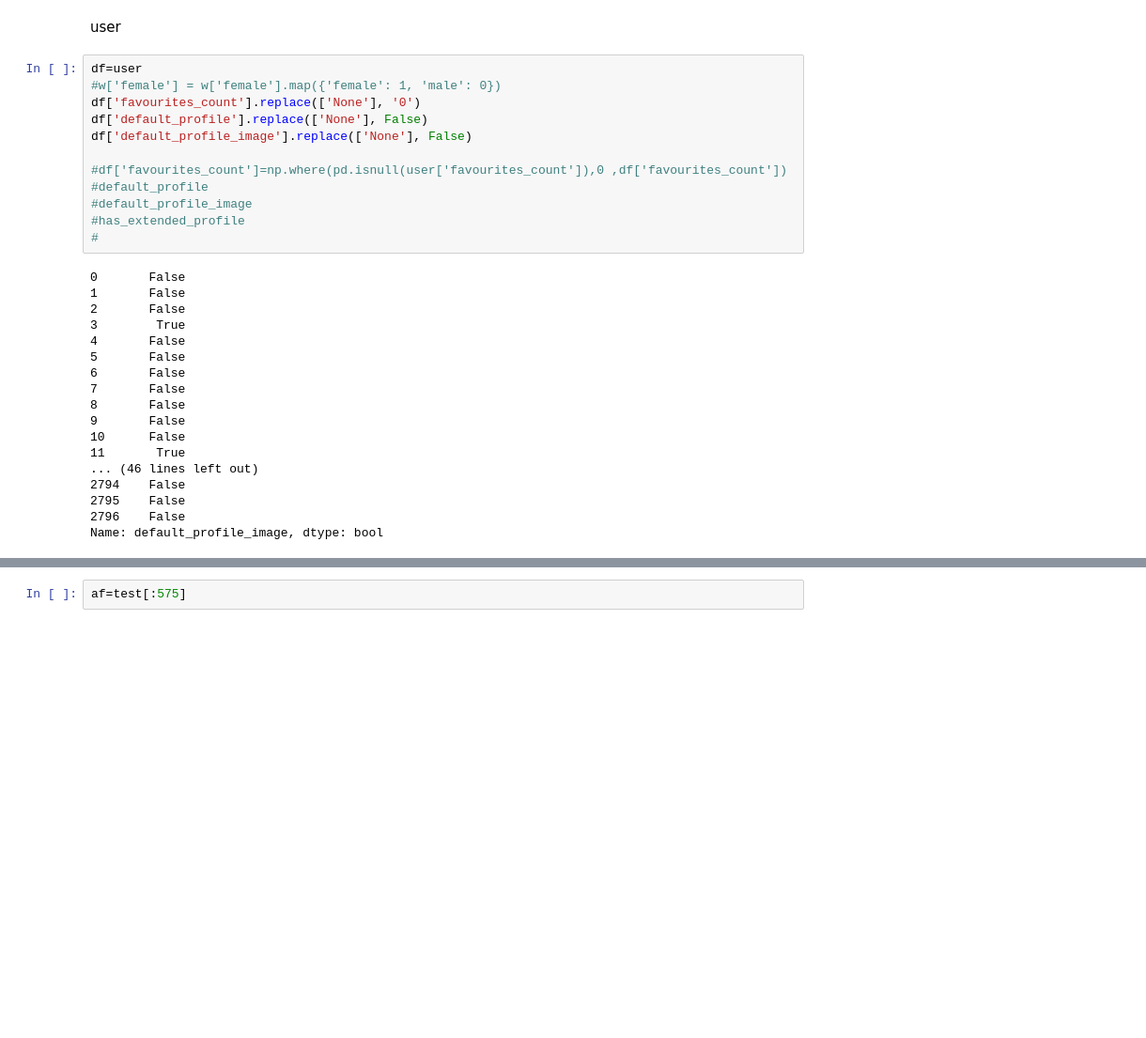
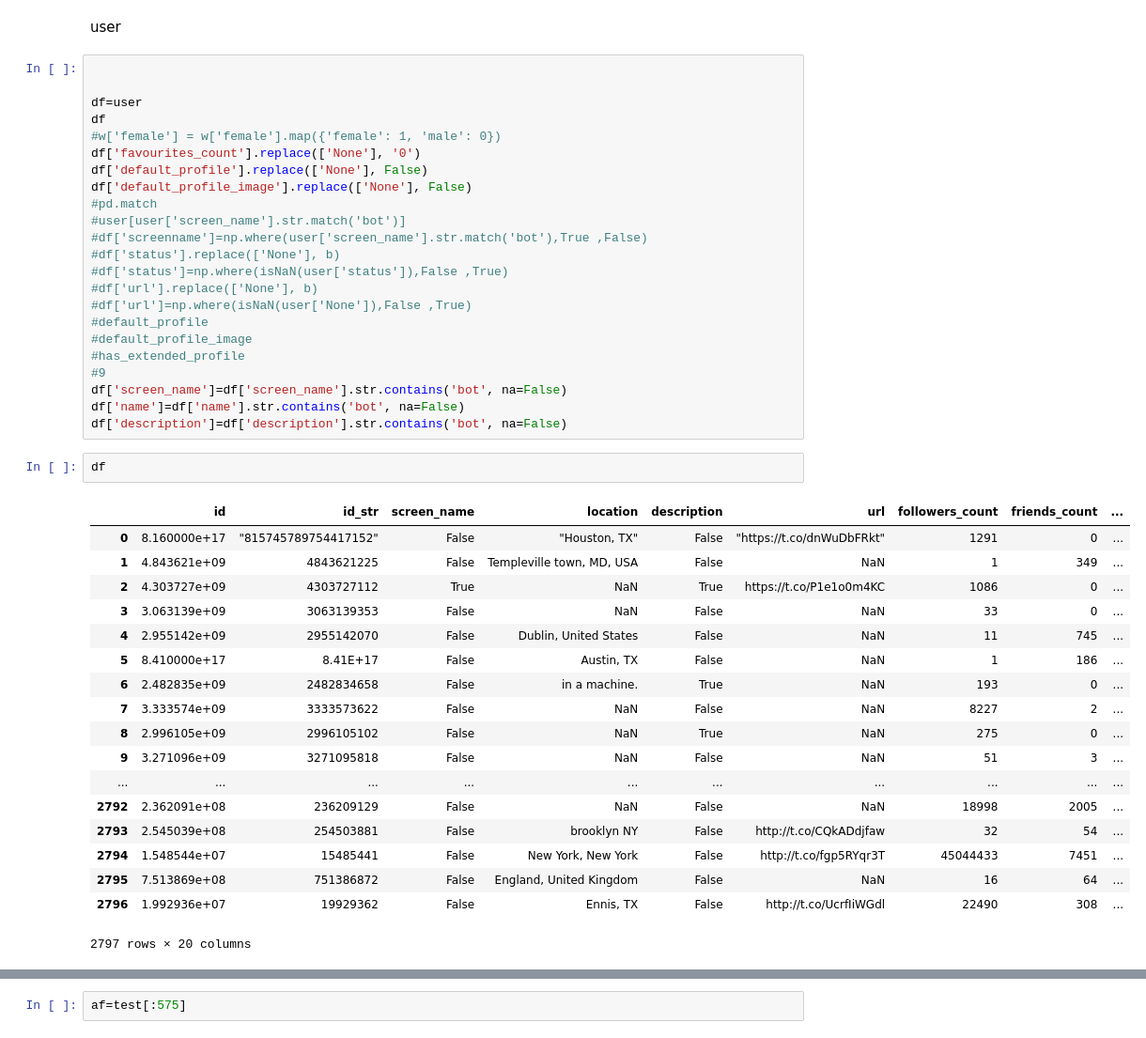
Before and after one commit to sauravmawandia/twitter-bot-analysis-ML, a Jupyter notebook: code/classifyBotsRandomForest.ipynb, the cells around one changed output, grey strips where cells are left out. Shown at 94% size. Saved outputs shown, nothing was run; the diff lists cells and outputs as text; blank space fills up the shorter version.

```diff
--- a/code/classifyBotsRandomForest.ipynb
+++ b/code/classifyBotsRandomForest.ipynb
@@ -18,33 +18,47 @@ test=pd.read_csv('../data/test_data_4_students.csv')
 # %% [markdown]
 user
 # %%
+
+
 df=user
+df
 #w['female'] = w['female'].map({'female': 1, 'male': 0})
 df['favourites_count'].replace(['None'], '0')
 df['default_profile'].replace(['None'], False)
 df['default_profile_image'].replace(['None'], False)
-
-#df['favourites_count']=np.where(pd.isnull(user['favourites_count']),0 ,df['favourites_count'])
+#pd.match
+#user[user['screen_name'].str.match('bot')]
+#df['screenname']=np.where(user['screen_name'].str.match('bot'),True ,False)
+#df['status'].replace(['None'], b)
+#df['status']=np.where(isNaN(user['status']),False ,True)
+#df['url'].replace(['None'], b)
+#df['url']=np.where(isNaN(user['None']),False ,True)
 #default_profile
 #default_profile_image
 #has_extended_profile
-#
+#9
+df['screen_name']=df['screen_name'].str.contains('bot', na=False)
+df['name']=df['name'].str.contains('bot', na=False)
+df['description']=df['description'].str.contains('bot', na=False)
-# %% [output]
-0       False
-1       False
-2       False
-3        True
-4       False
-5       False
-6       False
-7       False
-8       False
-9       False
-10      False
-11       True
-... (46 lines left out)
-2794    False
-2795    False
-2796    False
-Name: default_profile_image, dtype: bool
+# %%
+df
+# %% [output]
+|  | id | id_str | screen_name | location | description | url | followers_count | friends_count | ... |
+| 0 | 8.160000e+17 | "815745789754417152" | False | "Houston, TX" | False | "https://t.co/dnWuDbFRkt" | 1291 | 0 | ... |
+| 1 | 4.843621e+09 | 4843621225 | False | Templeville town, MD, USA | False | NaN | 1 | 349 | ... |
+| 2 | 4.303727e+09 | 4303727112 | True | NaN | True | https://t.co/P1e1o0m4KC | 1086 | 0 | ... |
+| 3 | 3.063139e+09 | 3063139353 | False | NaN | False | NaN | 33 | 0 | ... |
+| 4 | 2.955142e+09 | 2955142070 | False | Dublin, United States | False | NaN | 11 | 745 | ... |
+| 5 | 8.410000e+17 | 8.41E+17 | False | Austin, TX | False | NaN | 1 | 186 | ... |
+| 6 | 2.482835e+09 | 2482834658 | False | in a machine. | True | NaN | 193 | 0 | ... |
+| 7 | 3.333574e+09 | 3333573622 | False | NaN | False | NaN | 8227 | 2 | ... |
+| 8 | 2.996105e+09 | 2996105102 | False | NaN | True | NaN | 275 | 0 | ... |
+| 9 | 3.271096e+09 | 3271095818 | False | NaN | False | NaN | 51 | 3 | ... |
+| ... | ... | ... | ... | ... | ... | ... | ... | ... | ... |
+| 2792 | 2.362091e+08 | 236209129 | False | NaN | False | NaN | 18998 | 2005 | ... |
+| 2793 | 2.545039e+08 | 254503881 | False | brooklyn NY | False | http://t.co/CQkADdjfaw | 32 | 54 | ... |
+| 2794 | 1.548544e+07 | 15485441 | False | New York, New York | False | http://t.co/fgp5RYqr3T | 45044433 | 7451 | ... |
+| 2795 | 7.513869e+08 | 751386872 | False | England, United Kingdom | False | NaN | 16 | 64 | ... |
+| 2796 | 1.992936e+07 | 19929362 | False | Ennis, TX | False | http://t.co/UcrfIiWGdl | 22490 | 308 | ... |
+2797 rows × 20 columns
 # %%
```
Also changed, not shown: parts of 6 cells of this notebook, 1 other file.
